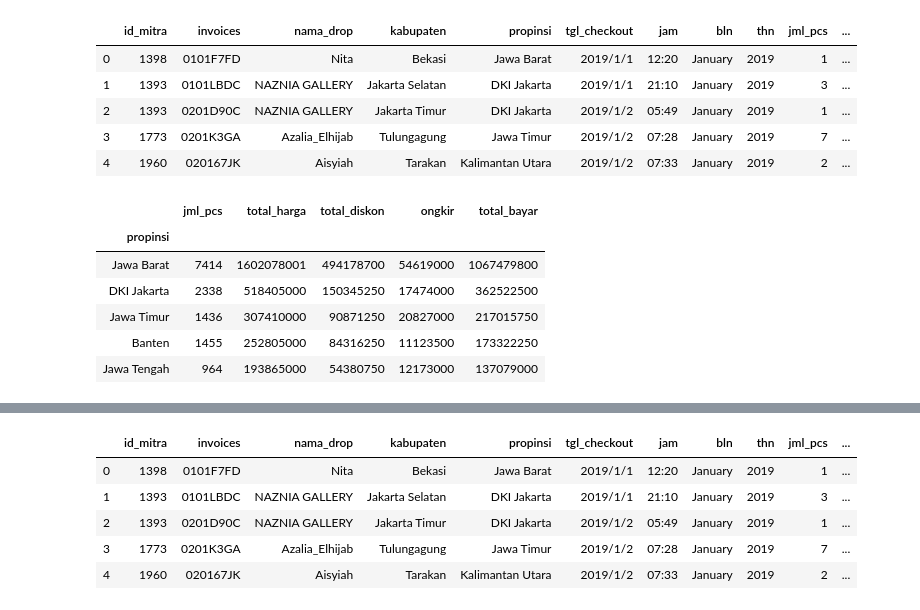
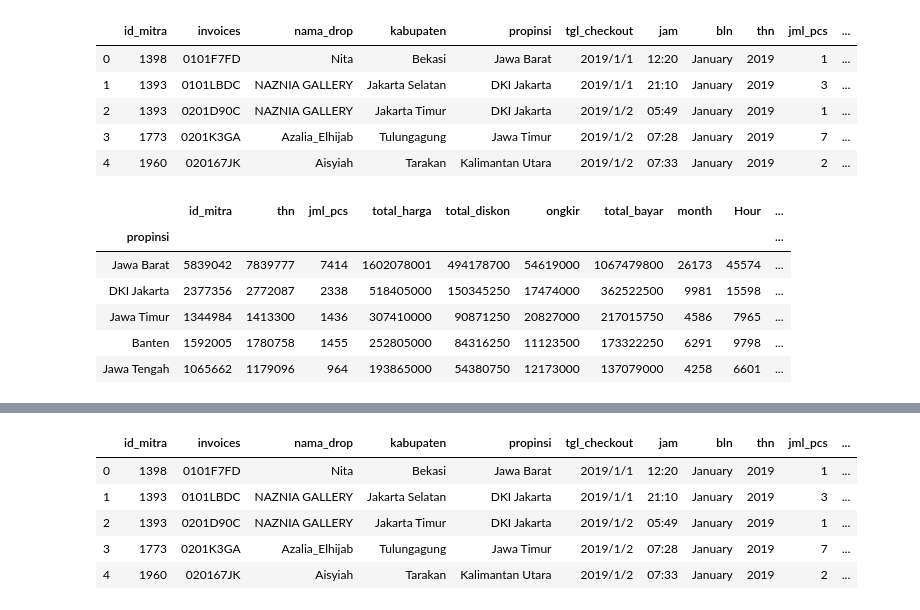
Before and after one commit to rifqisulistya/sales-analysis, a Jupyter notebook: Ammar.ipynb, the cells around one changed output, grey strips where cells are left out. Cells and saved outputs as stored; diff of their text form; code cells hidden in the pictures.

```diff
--- a/Ammar.ipynb
+++ b/Ammar.ipynb
@@ -141,15 +107,14 @@ all_data.head()
 | 4 | 1960 | 020167JK | Aisyiah | Tarakan | Kalimantan Utara | 2019/1/2 | 07:33 | January | 2019 | 2 | ... |
 # %%
 results_prop = all_data.groupby('propinsi').sum()
-results_top5 = all_data.groupby('propinsi').sum().nlargest(5,'total_bayar')
-
-top5 = results_top5.drop(columns=['id_mitra', 'thn', 'Hour', 'Minute', 'Count', 'month'])
-top5.head()
+results_prop5 = all_data.groupby('propinsi').sum().nlargest(5,'total_harga')
+results_prop5
+#top5 = results_top5.drop(columns=['id_mitra', 'thn', 'Hour', 'Minute', 'Count', 'month'])
 # %% [output]
-|  | jml_pcs | total_harga | total_diskon | ongkir | total_bayar |
-| propinsi |  |  |  |  |  |
-| Jawa Barat | 7414 | 1602078001 | 494178700 | 54619000 | 1067479800 |
-| DKI Jakarta | 2338 | 518405000 | 150345250 | 17474000 | 362522500 |
-| Jawa Timur | 1436 | 307410000 | 90871250 | 20827000 | 217015750 |
-| Banten | 1455 | 252805000 | 84316250 | 11123500 | 173322250 |
-| Jawa Tengah | 964 | 193865000 | 54380750 | 12173000 | 137079000 |
+|  | id_mitra | thn | jml_pcs | total_harga | total_diskon | ongkir | total_bayar | month | Hour | ... |
+| propinsi |  |  |  |  |  |  |  |  |  | ... |
+| Jawa Barat | 5839042 | 7839777 | 7414 | 1602078001 | 494178700 | 54619000 | 1067479800 | 26173 | 45574 | ... |
+| DKI Jakarta | 2377356 | 2772087 | 2338 | 518405000 | 150345250 | 17474000 | 362522500 | 9981 | 15598 | ... |
+| Jawa Timur | 1344984 | 1413300 | 1436 | 307410000 | 90871250 | 20827000 | 217015750 | 4586 | 7965 | ... |
+| Banten | 1592005 | 1780758 | 1455 | 252805000 | 84316250 | 11123500 | 173322250 | 6291 | 9798 | ... |
+| Jawa Tengah | 1065662 | 1179096 | 964 | 193865000 | 54380750 | 12173000 | 137079000 | 4258 | 6601 | ... |
```
Also changed, not shown: parts of 24 cells of this notebook, 1 other file.
